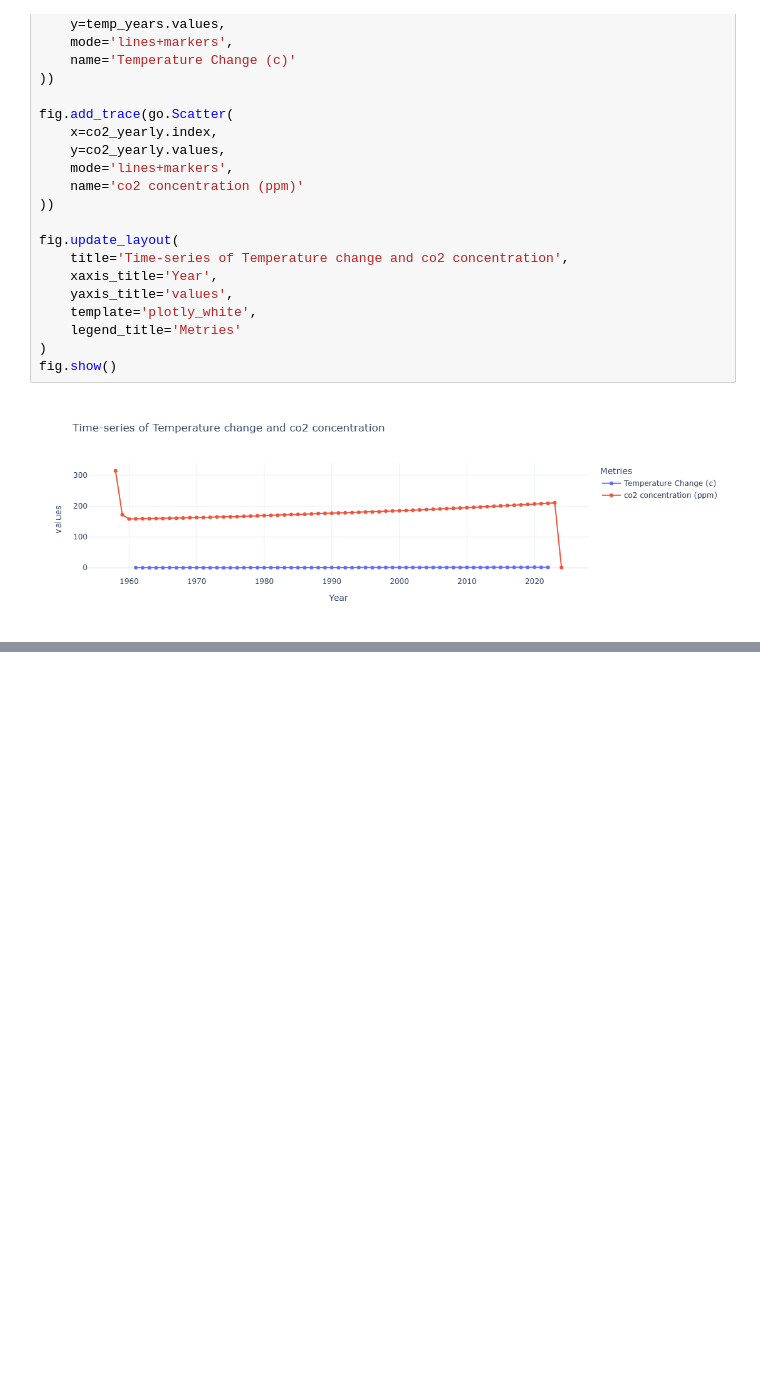
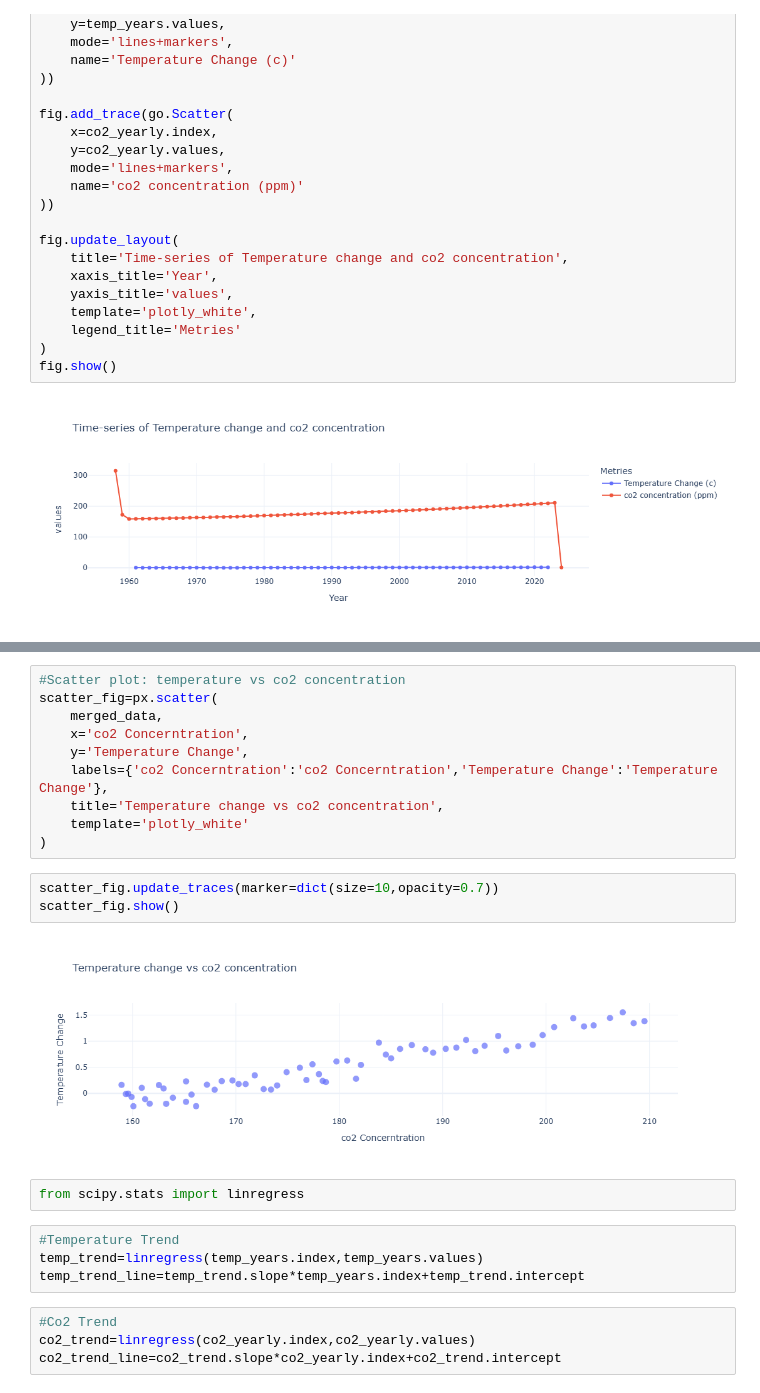
Before and after one commit to ambika1us/Carbon-Emissions-Impact-Analysis, a Jupyter notebook: Carbon Emissions Impact Analysis.ipynb, the cells around one changed output, grey strips where cells are left out. Saved outputs shown, nothing was run; the diff lists cells and outputs as text; blank space fills up the shorter version.

```diff
--- a/Carbon Emissions Impact Analysis.ipynb
+++ b/Carbon Emissions Impact Analysis.ipynb
@@ -89,0 +108,25 @@ fig.show()
+# %%
+#Scatter plot: temperature vs co2 concentration
+scatter_fig=px.scatter(
+    merged_data,
+    x='co2 Concerntration',
+    y='Temperature Change',
+    labels={'co2 Concerntration':'co2 Concerntration','Temperature Change':'Temperature Change'},
+    title='Temperature change vs co2 concentration',
+    template='plotly_white'
+)
+# %%
+scatter_fig.update_traces(marker=dict(size=10,opacity=0.7))
+scatter_fig.show()
+# %% [output]
+[figure, added]
+# %%
+from scipy.stats import linregress
+# %%
+#Temperature Trend
+temp_trend=linregress(temp_years.index,temp_years.values)
+temp_trend_line=temp_trend.slope*temp_years.index+temp_trend.intercept
+# %%
+#Co2 Trend
+co2_trend=linregress(co2_yearly.index,co2_yearly.values)
+co2_trend_line=co2_trend.slope*co2_yearly.index+co2_trend.intercept
```
Also changed, not shown: parts of 3 cells of this notebook.
